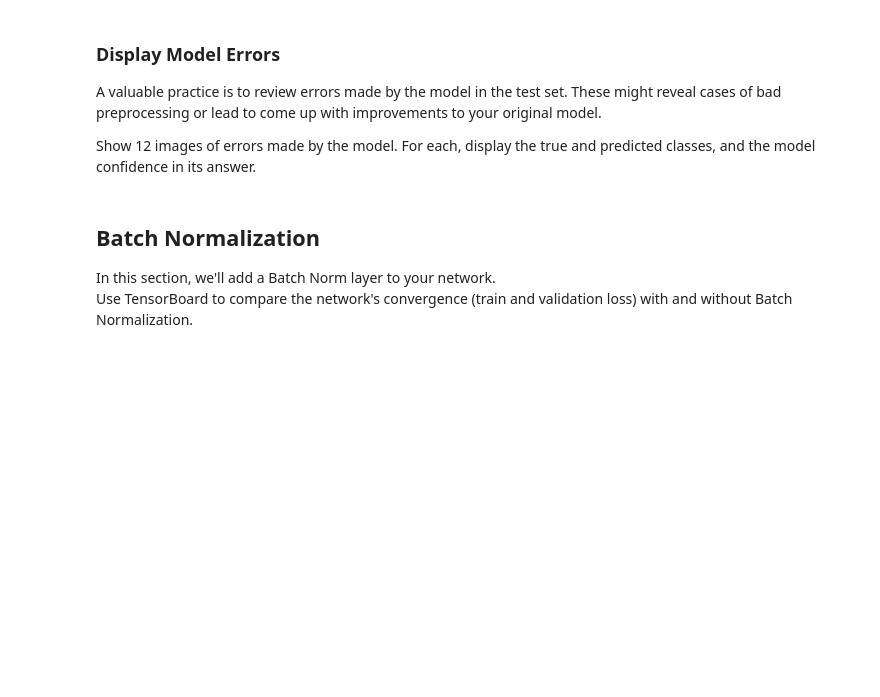
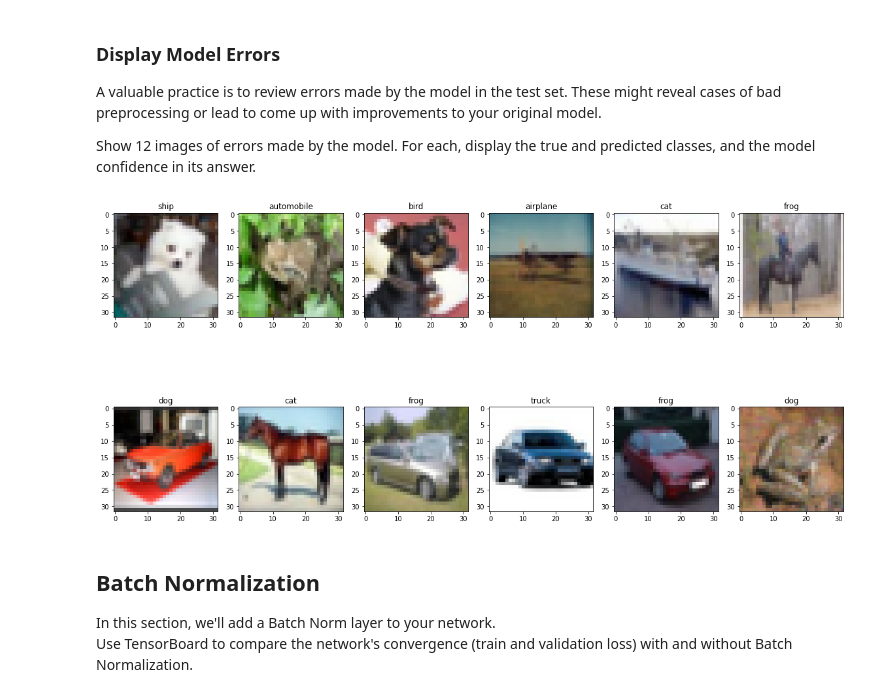
Before and after one commit to GreJerdev/Y-data, a Jupyter notebook: dl/home_work2/NN_in_pytorch.ipynb, the cells around one changed output. Drawn from its saved outputs; the diff is of its cells as text; code cells hidden in the pictures; blank space fills up the shorter version.

Commit message:
add image

```diff
--- a/dl/home_work2/NN_in_pytorch.ipynb
+++ b/dl/home_work2/NN_in_pytorch.ipynb
@@ -488,6 +480,23 @@ Use TensorBoard to plot the precision-recall curve:
 A valuable practice is to review errors made by the model in the test set. These might reveal cases of bad preprocessing or lead to come up with improvements to your original model.
 
 Show 12 images of errors made by the model. For each, display the true and predicted classes, and the model confidence in its answer.
+# %%
+validation_set_size = 1000
+items_val = np.arange(val_x.shape[0])
+items_val_index = np.random.choice(items_val, size=validation_set_size, replace=False)
+outputs_val = model_with_batchnorm(val_x[items_val_index].float())
+_, predicted_val = torch.max(outputs_val.data, 1)
+error_items_filter = items_val_index[(predicted_val == val_y[items_val_index])]
+# %%
+plt.figure(figsize=(20,10))
+columns = 6
+for i in range(12):
+    plt.subplot(8 / columns + 1, columns, i + 1)
+    plt.imshow(testset.data[error_items_filter[i]])
+    plt.title(trainset.classes[trainset.targets[error_items_filter[i]]])
+plt.show()
+# %% [output]
+[figure, added]
 # %% [markdown]
 ## Batch Normalization
 In this section, we'll add a Batch Norm layer to your network.
```
Also changed, not shown: parts of 4 cells of this notebook, 1 other file.
